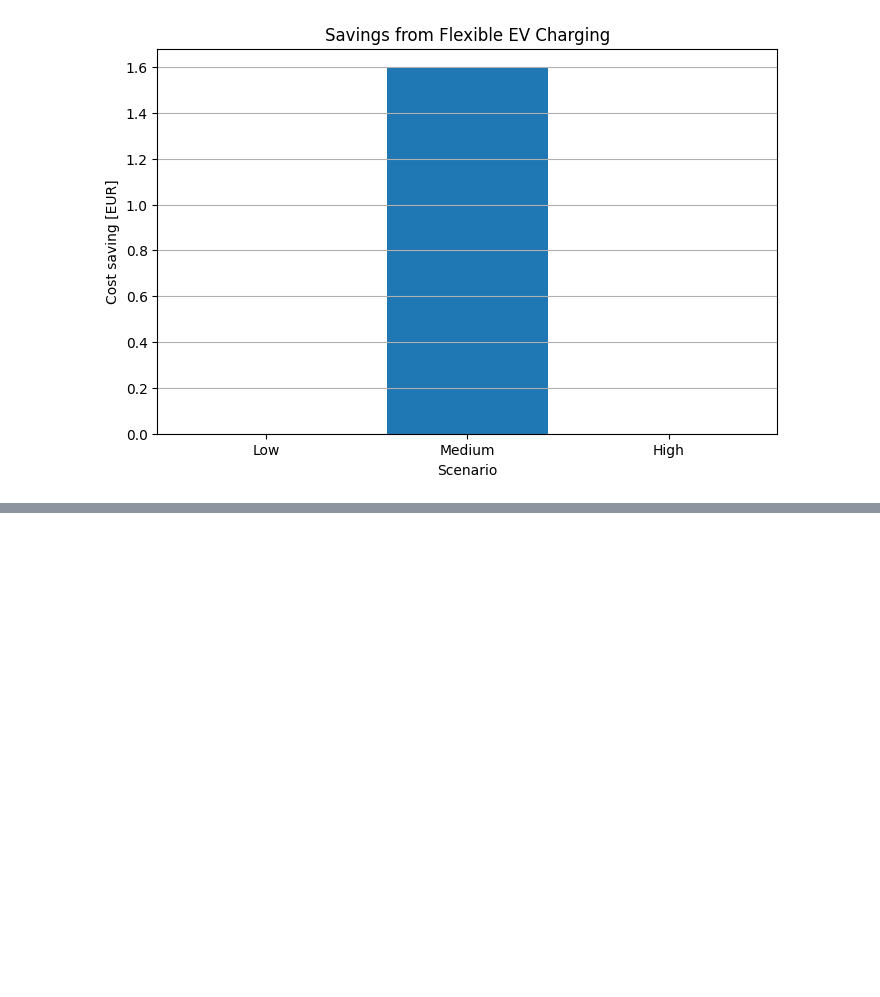
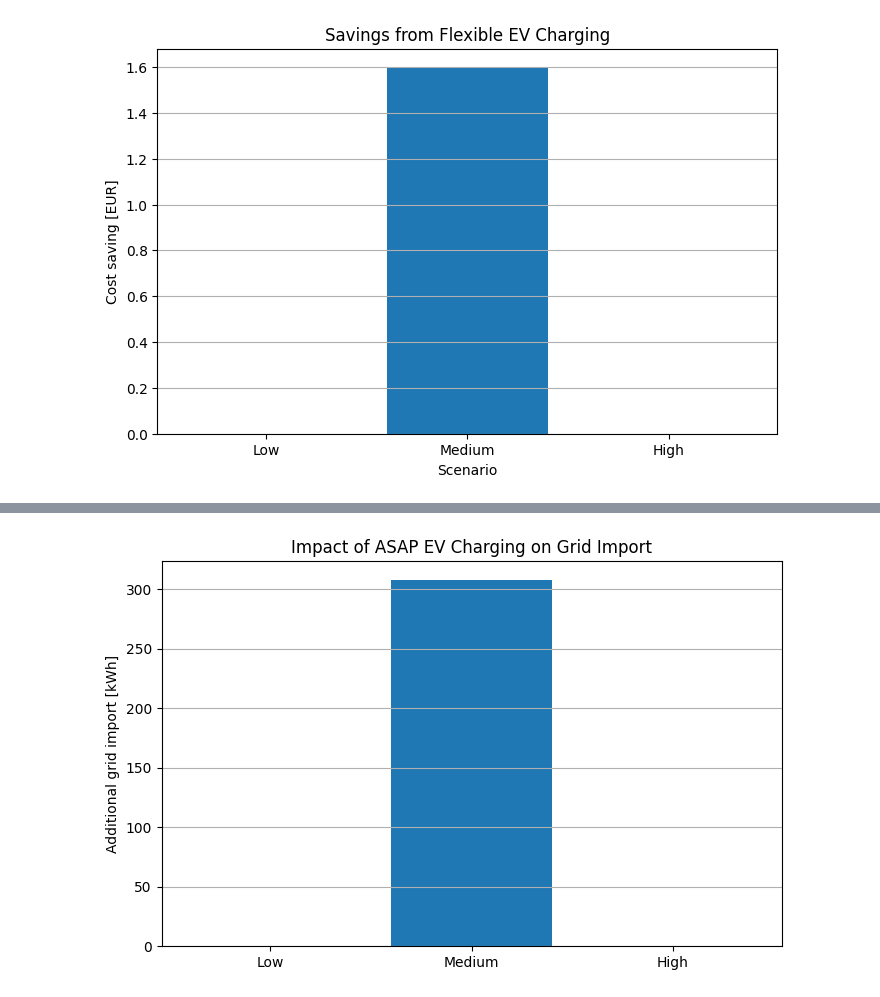
Before and after one commit to MTZ029/EV-Solar-Parking-Optimization, a Jupyter notebook: notebooks/14_optimal_sized_system_with_EVs.ipynb, the cells around one changed output, grey strips where cells are left out. Saved outputs shown, nothing was run; the diff lists cells and outputs as text; code cells hidden in the pictures; blank space fills up the shorter version.

```diff
--- a/notebooks/14_optimal_sized_system_with_EVs.ipynb
+++ b/notebooks/14_optimal_sized_system_with_EVs.ipynb
@@ -806,0 +1167,15 @@ plt.show()
+# %%
+plt.figure(figsize=(8,5))
+
+plt.bar(
+    osopss_comparison_df["Scenario"],
+    osopss_comparison_df["Grid_import_increase_kWh"]
+)
+
+plt.ylabel("Additional grid import [kWh]")
+plt.title("Impact of ASAP EV Charging on Grid Import")
+
+plt.grid(axis="y")
+plt.show()
+# %% [output]
+[figure, added]
```
Also changed, not shown: parts of 10 cells of this notebook, 7 other files.
